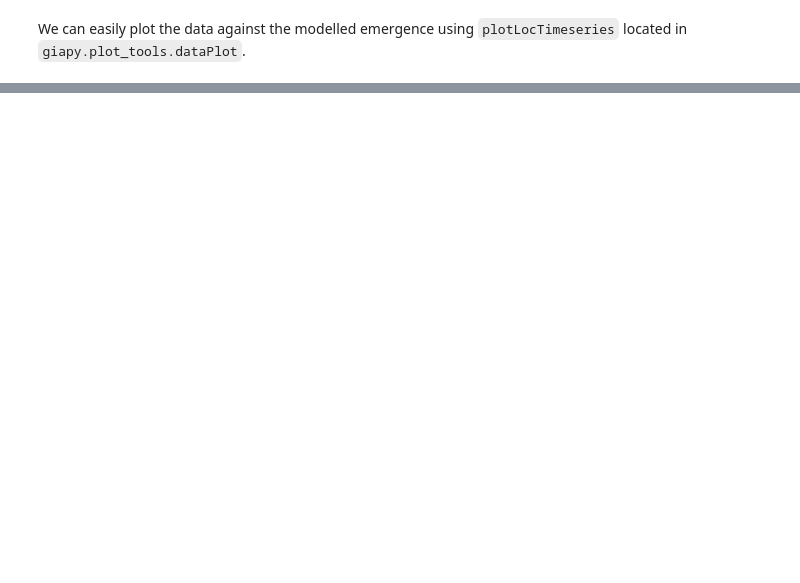
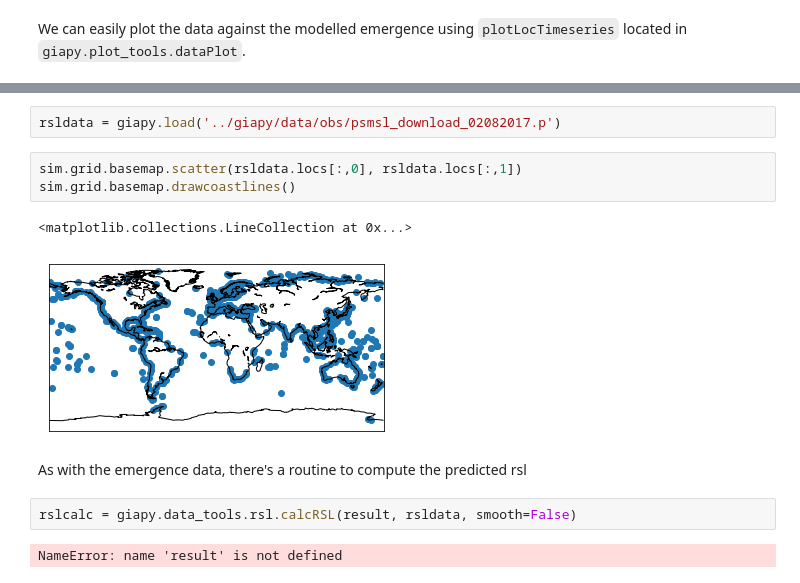
Before and after one commit to skachuck/giapy, a Jupyter notebook: nbs/giapyTutorial.ipynb, the cells around one changed output, grey strips where cells are left out. Saved outputs shown, nothing was run; the diff lists cells and outputs as text; blank space fills up the shorter version.

```diff
--- a/nbs/giapyTutorial.ipynb
+++ b/nbs/giapyTutorial.ipynb
@@ -260,0 +267,14 @@ ax.set_ylabel('Present Elev. of past Shoreline (m)'); ax.set_xlabel('ka BP');
+# %%
+rsldata = giapy.load('../giapy/data/obs/psmsl_download_02082017.p')
+# %%
+sim.grid.basemap.scatter(rsldata.locs[:,0], rsldata.locs[:,1])
+sim.grid.basemap.drawcoastlines()
+# %% [output]
+<matplotlib.collections.LineCollection at 0x...>
+[figure, added]
+# %% [markdown]
+As with the emergence data, there's a routine to compute the predicted rsl
+# %%
+rslcalc = giapy.data_tools.rsl.calcRSL(result, rsldata, smooth=False)
+# %% [output]
+NameError: name 'result' is not defined
```
Also changed, not shown: parts of 8 cells of this notebook, 2 other files.
